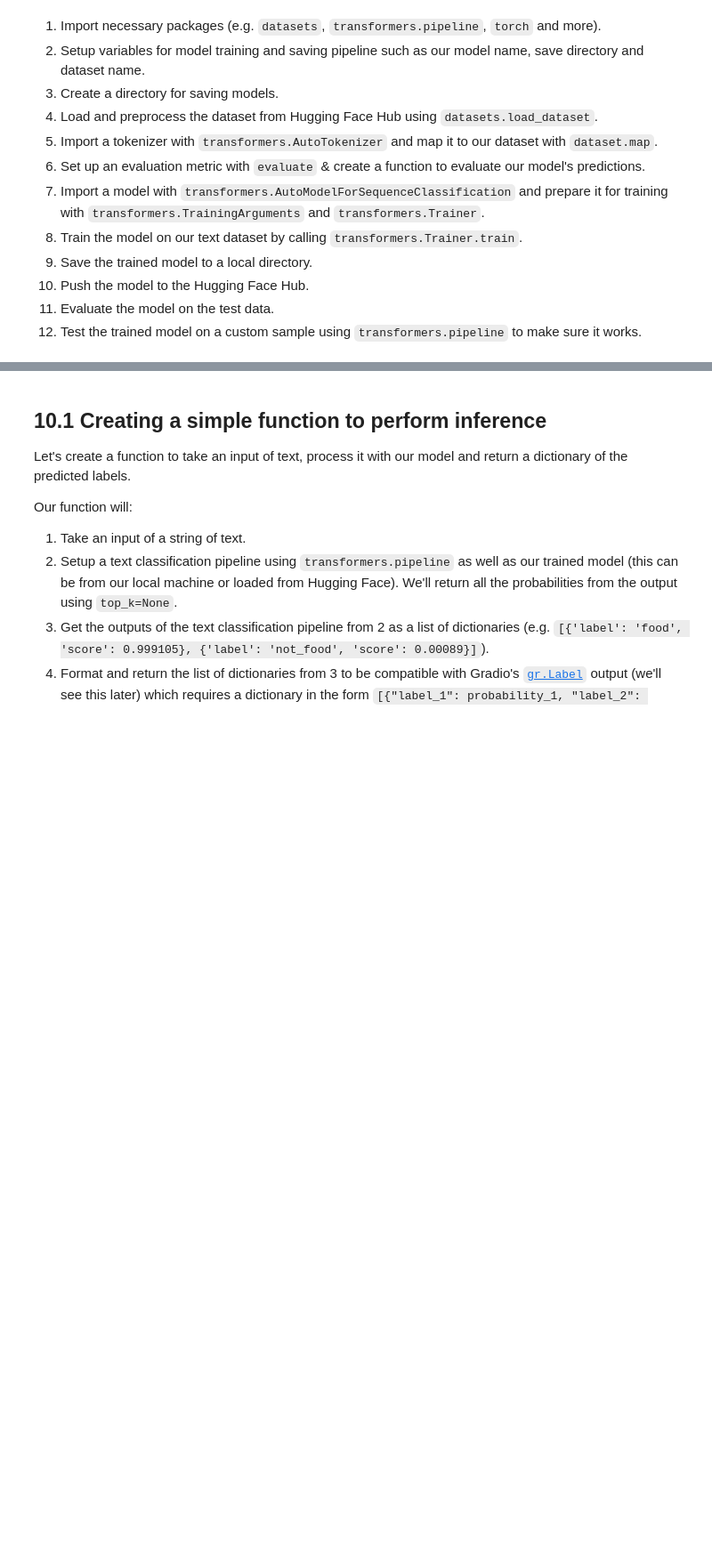
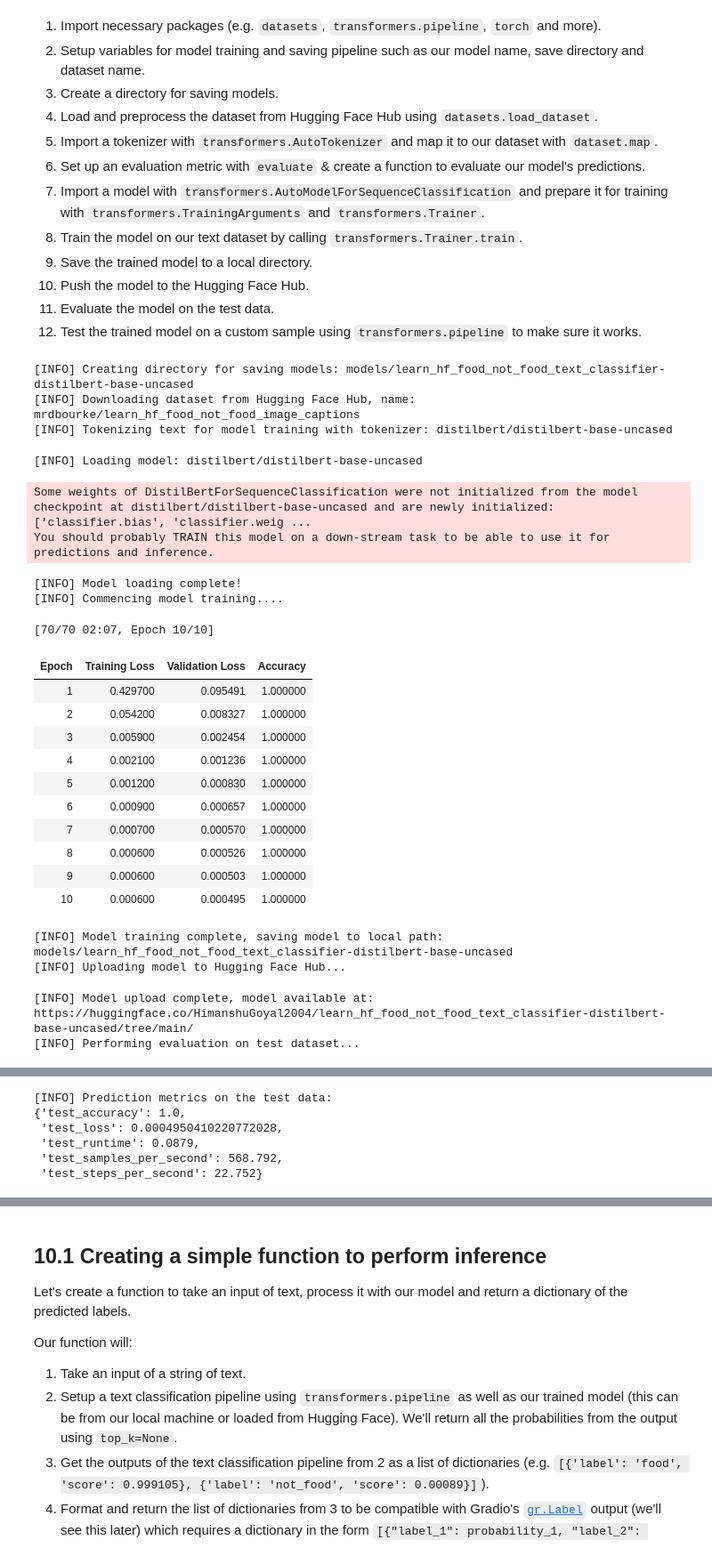
Before and after one commit to banno-0720/learning_PyTorch, a Jupyter notebook: hugging_face_text_classification.ipynb, the cells around one changed output, grey strips where cells are left out. Shown: that part at 89% size. Saved outputs shown, nothing was run; the diff lists cells and outputs as text; code cells hidden in the pictures; blank space fills up the shorter version.

```diff
--- a/hugging_face_text_classification.ipynb
+++ b/hugging_face_text_classification.ipynb
@@ -1359,7 +1504,7 @@ dataset = datasets.load_dataset(path=DATASET_NAME)
 
 # Create mappings from id2label and label2id
 id2label = {0: "not_food", 1: "food"}
-label2id = {"not_food": 0. "food": 1}
+label2id = {"not_food": 0, "food": 1}
 
 # Create function to map IDs to labels in dataset
 def map_labels_to_number(example):
@@ -1434,30 +1579,55 @@ trainer = Trainer(
     train_dataset=tokenized_dataset["train"],
     eval_dataset=tokenized_dataset["test"],
     tokenizer=tokenizer,
     compute_metrics=compute_accuracy
 )
 
 # 8. Train the model on our text dataset
 print(f"[INFO] Commencing model training....")
 results = trainer.train()
 
 # 9. Save the trained model
 print(f"[INFO] Model training complete, saving model to local path: {model_save_dir}")
 trainer.save_model(output_dir=model_save_dir)
 
 # 10. Push the model to the Hugging Face Hub
 print(f"[INFO] Uploading model to Hugging Face Hub...")
 model_upload_url = trainer.push_to_hub(
     commit_message="Uploading food not food text classifier model",
     # token="YOUR_HF_TOKEN_HERE" # requires a "write" HF token
 )
 print(f"[INFO] Model upload complete, model available at: {model_upload_url}")
 
 # 11. Evaluate the model on the test data
 print(f"[INFO] Performing evaluation on test dataset...")
 predictions_all = trainer.predict(tokenized_dataset["test"])
 prediction_values = predictions_all.predictions
 prediction_metrics = predictions_all.metrics
 
 print(f"[INFO] Prediction metrics on the test data:")
 pprint.pprint(prediction_metrics)
+# %% [output]
+[INFO] Creating directory for saving models: models/learn_hf_food_not_food_text_classifier-distilbert-base-uncased
+[INFO] Downloading dataset from Hugging Face Hub, name: mrdbourke/learn_hf_food_not_food_image_captions
+[INFO] Tokenizing text for model training with tokenizer: distilbert/distilbert-base-uncased
+[INFO] Loading model: distilbert/distilbert-base-uncased
+Some weights of DistilBertForSequenceClassification were not initialized from the model checkpoint at distilbert/distilbert-base-uncased and are newly initialized: ['classifier.bias', 'classifier.weig ...
+You should probably TRAIN this model on a down-stream task to be able to use it for predictions and inference.
+[INFO] Model loading complete!
+[INFO] Commencing model training....
+[70/70 02:07, Epoch 10/10]
+| Epoch | Training Loss | Validation Loss | Accuracy |
+| 1 | 0.429700 | 0.095491 | 1.000000 |
+| 2 | 0.054200 | 0.008327 | 1.000000 |
+| 3 | 0.005900 | 0.002454 | 1.000000 |
+| 4 | 0.002100 | 0.001236 | 1.000000 |
+| 5 | 0.001200 | 0.000830 | 1.000000 |
+| 6 | 0.000900 | 0.000657 | 1.000000 |
+| 7 | 0.000700 | 0.000570 | 1.000000 |
+| 8 | 0.000600 | 0.000526 | 1.000000 |
+| 9 | 0.000600 | 0.000503 | 1.000000 |
+| 10 | 0.000600 | 0.000495 | 1.000000 |
+[INFO] Model training complete, saving model to local path: models/learn_hf_food_not_food_text_classifier-distilbert-base-uncased
+[INFO] Uploading model to Hugging Face Hub...
+[INFO] Model upload complete, model available at: https://huggingface.co/HimanshuGoyal2004/learn_hf_food_not_food_text_classifier-distilbert-base-uncased/tree/main/
+[INFO] Performing evaluation on test dataset...
@@ -1464,3 +1635,9 @@ pprint.pprint(prediction_metrics)
+[INFO] Prediction metrics on the test data:
+{'test_accuracy': 1.0,
+ 'test_loss': 0.0004950410220772028,
+ 'test_runtime': 0.0879,
+ 'test_samples_per_second': 568.792,
+ 'test_steps_per_second': 22.752}
 # %%
 # 12. Make sure the model works by testing it on a custom sample
 food_not_food_classifier = pipeline(task="text-classification",
```
Also changed, not shown: parts of 57 cells of this notebook.
